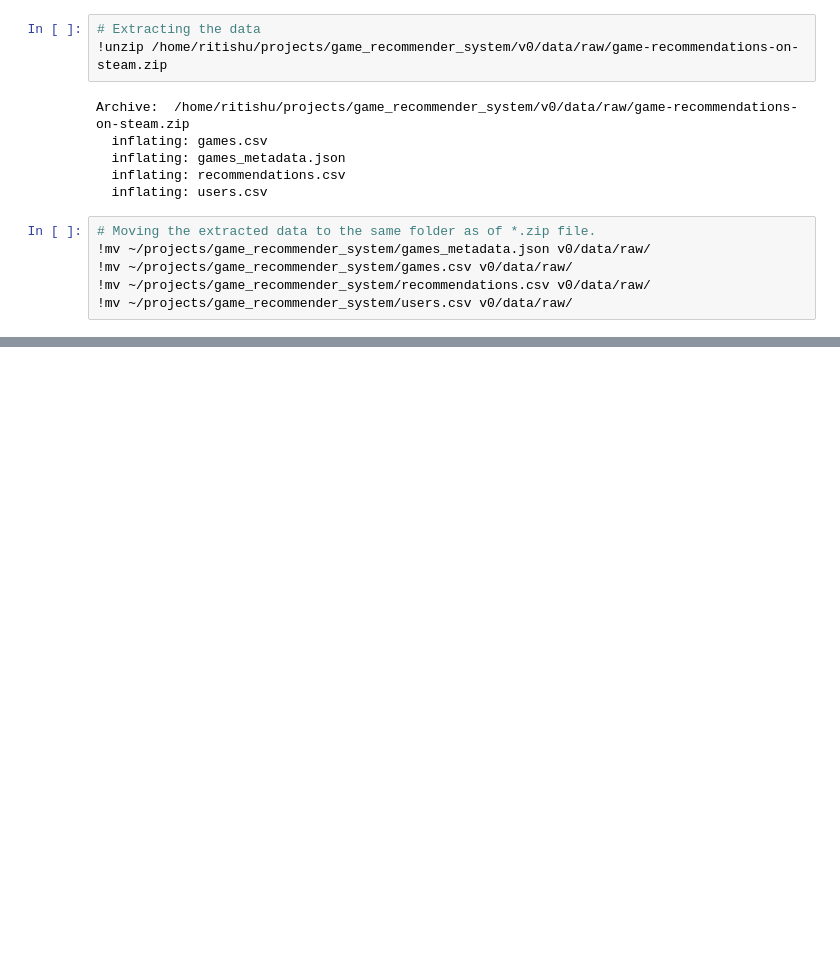
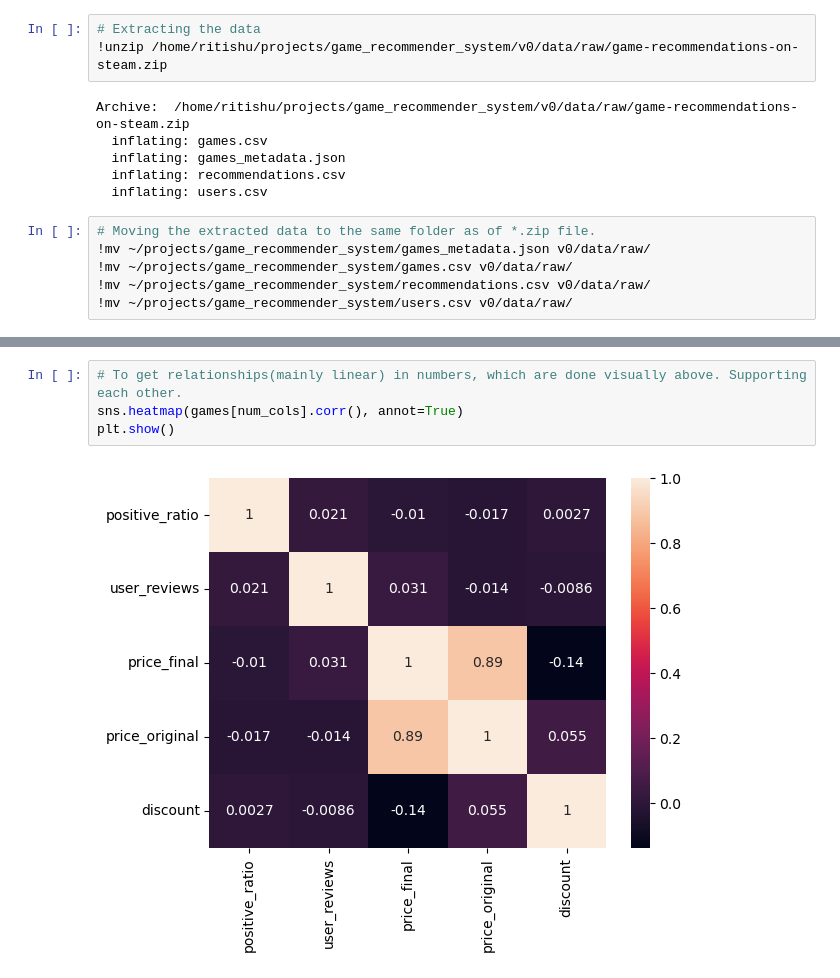
Before and after one commit to Ritish369/game_recommender_system, a Jupyter notebook: v0/notebooks/v0.ipynb, the cells around one changed output, grey strips where cells are left out. Drawn from its saved outputs; the diff is of its cells as text; blank space fills up the shorter version.

```diff
--- a/v0/notebooks/v0.ipynb
+++ b/v0/notebooks/v0.ipynb
@@ -25,0 +243,6 @@ Archive:  /home/ritishu/projects/game_recommender_system/v0/data/raw/game-recomm
+# %%
+# To get relationships(mainly linear) in numbers, which are done visually above. Supporting each other.
+sns.heatmap(games[num_cols].corr(), annot=True)
+plt.show()
+# %% [output]
+[figure, added]
```
Also changed, not shown: parts of 46 cells of this notebook, 1 other file.
